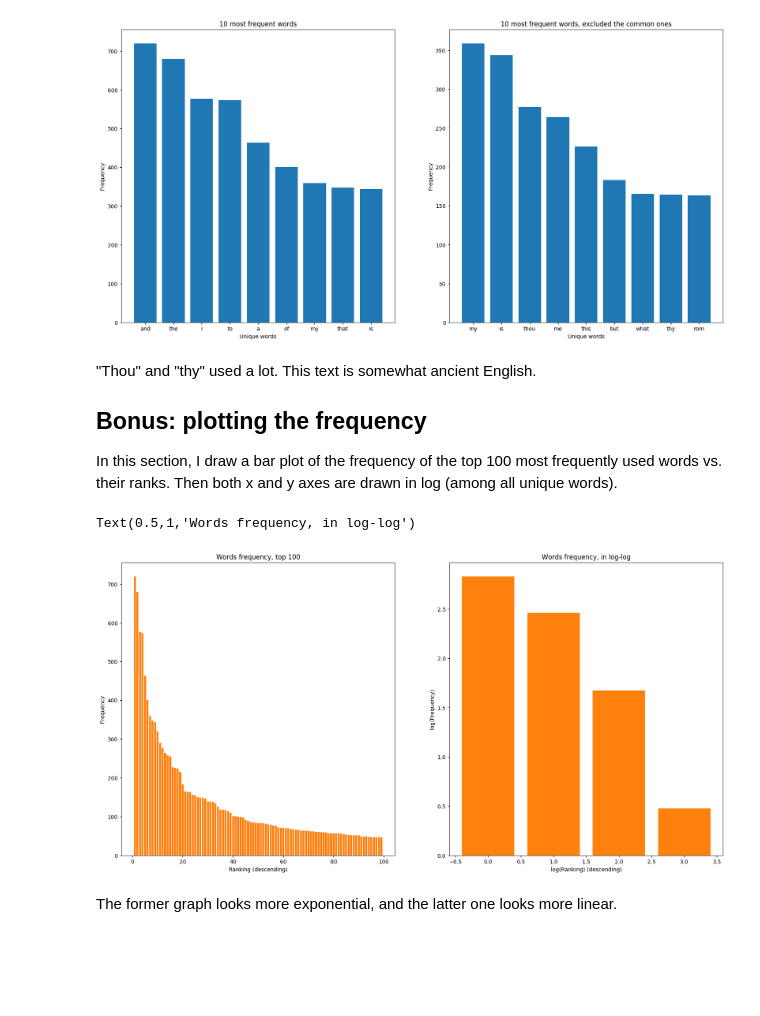
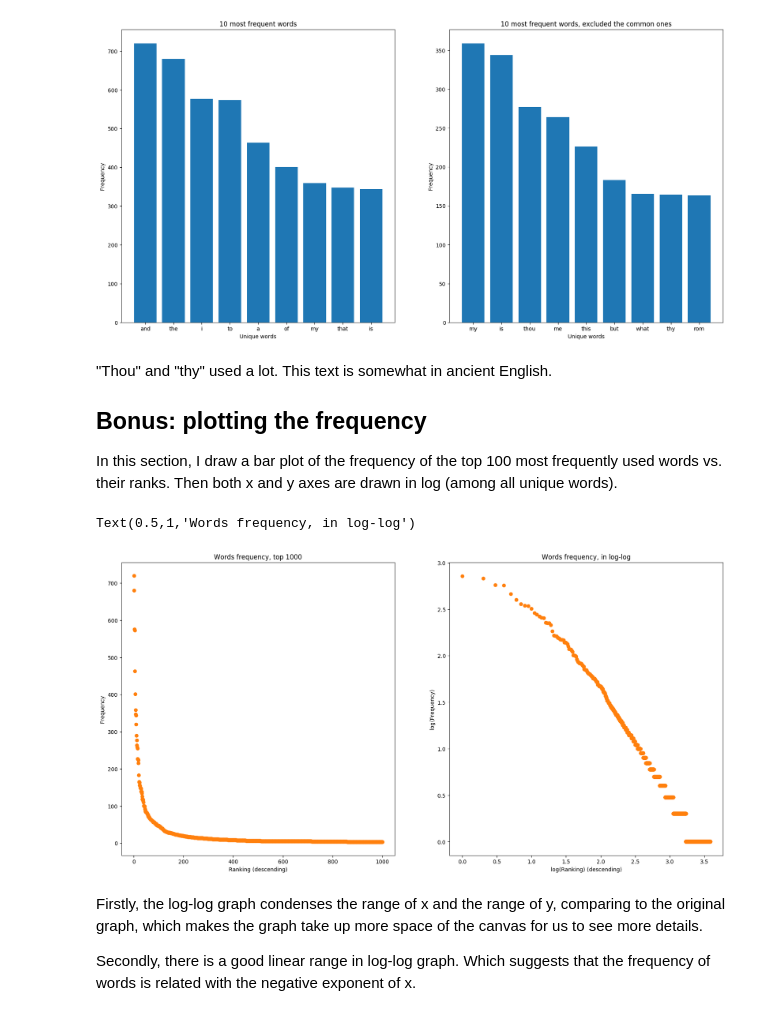
Before and after one commit to RainLiuX/be131, a Jupyter notebook: lab3/lab3.ipynb, the cells around one changed output. Saved outputs shown, nothing was run; the diff lists cells and outputs as text; code cells hidden in the pictures; blank space fills up the shorter version.

Commit message:
Change plot type of lab3

```diff
--- a/lab3/lab3.ipynb
+++ b/lab3/lab3.ipynb
@@ -64,7 +64,7 @@ pardon'd : 1
 punished : 1
 [figure]
 # %% [markdown]
-"Thou" and "thy" used a lot. This text is somewhat ancient English.
+"Thou" and "thy" used a lot. This text is somewhat in ancient English.
 
 ## Bonus: plotting the frequency
 
@@ -72,18 +72,19 @@ In this section, I draw a bar plot of the frequency of the top 100 most frequent
 # %%
 # sord dictionary according to its values
 sortedDict = sorted(wordsDict.values(), reverse=True)
-top = 100
+top = 1000
 fig = plt.figure(figsize=(20,10), dpi=100)
-plt.bar(range(1,top), sortedDict[:top-1], axes=fig.add_subplot(121), color=(1.0,0.5,0.05,1.0))
+plt.scatter(range(1,top+1), sortedDict[:top], axes=fig.add_subplot(121), color=(1.0,0.5,0.05,1.0))
 plt.xlabel("Ranking (descending)"); plt.ylabel("Frequency")
 plt.title("Words frequency, top " + str(top))
 # plotting in log scale
-logX = range(math.floor(math.log10(len(sortedDict)))+1)
-plt.bar(logX, [math.log10(sortedDict[10**i]) for i in logX], axes=fig.add_subplot(122), color=(1.0,0.5,0.05,1.0))
+plt.scatter([math.log10(x) for x in range(1, len(sortedDict)+1)], [math.log10(x) for x in sortedDict], axes=fig.add_subplot(122), color=(1.0,0.5,0.05,1.0))
 plt.xlabel("log(Ranking) (descending)"); plt.ylabel("log(Frequency)")
 plt.title("Words frequency, in log-log")
 # %% [output]
 Text(0.5,1,'Words frequency, in log-log')
-[figure, old version]
+[figure, new version]
-# %% [markdown]
-The former graph looks more exponential, and the latter one looks more linear.
+# %% [markdown]
+Firstly, the log-log graph condenses the range of x and the range of y, comparing to the original graph, which makes the graph take up more space of the canvas for us to see more details.
+
+Secondly, there is a good linear range in log-log graph. Which suggests that the frequency of words is related with the negative exponent of x.
```
